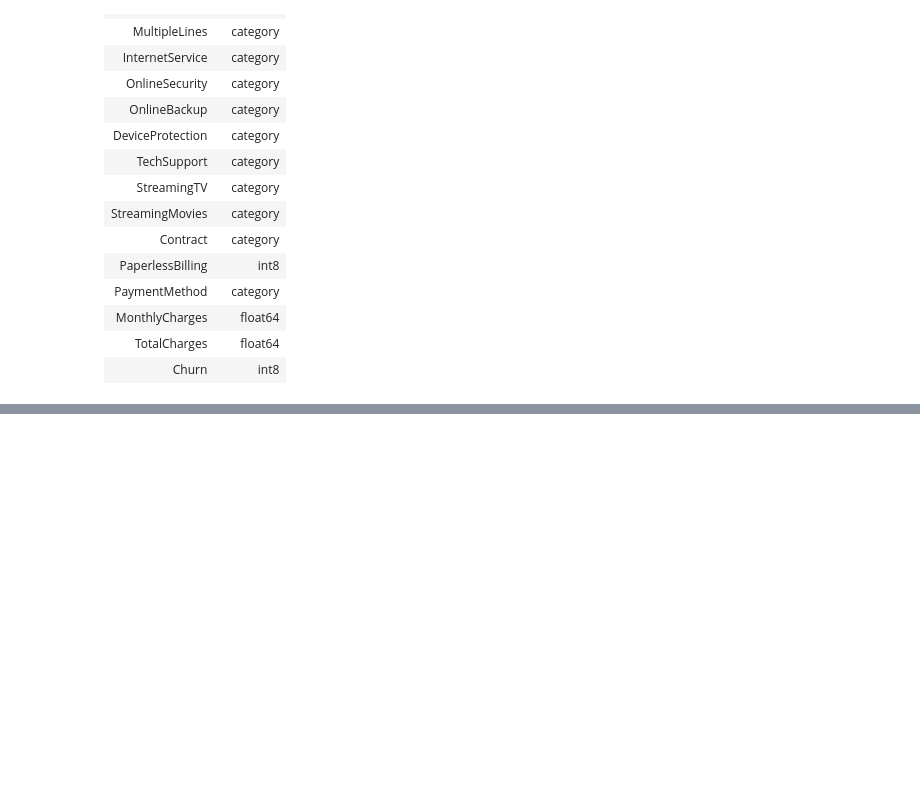
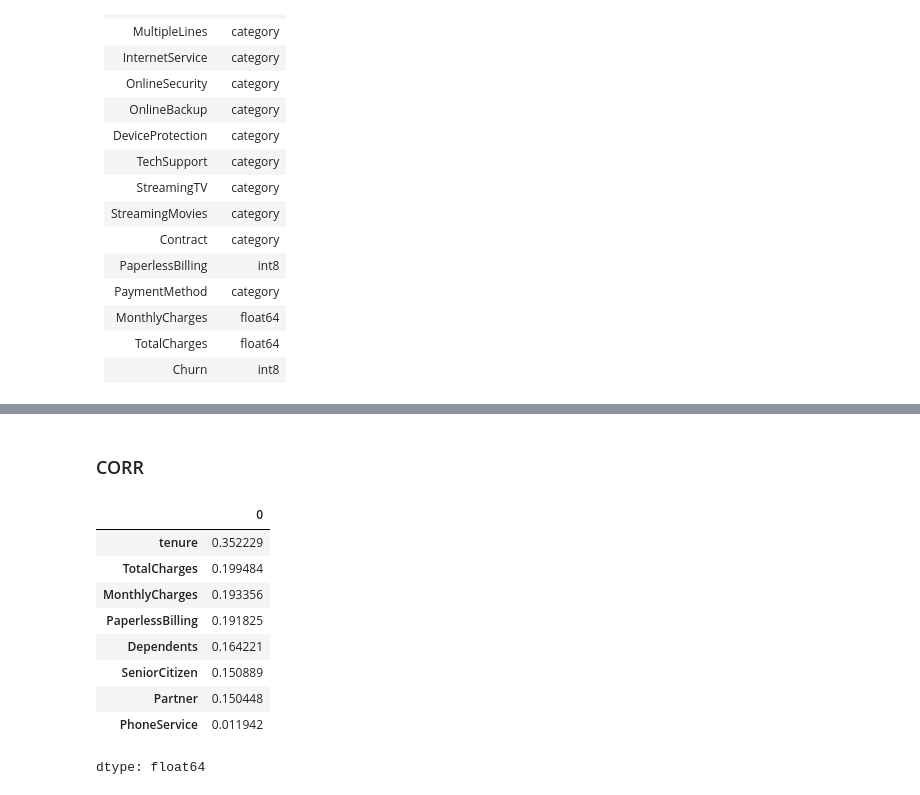
Before and after one commit to JessePMelo/Telco-Customer-Churn, a Jupyter notebook: data_science/notebooks/Telco_Customer_Churn.ipynb, the cells around one changed output, grey strips where cells are left out. Drawn from its saved outputs; the diff is of its cells as text; code cells hidden in the pictures; blank space fills up the shorter version.

Commit message:
Add CORR and VIF

```diff
--- a/data_science/notebooks/Telco_Customer_Churn.ipynb
+++ b/data_science/notebooks/Telco_Customer_Churn.ipynb
@@ -246,0 +265,34 @@ df.to_csv(
+# %% [markdown]
+### CORR
+# %%
+numeric_cols = [
+    'SeniorCitizen',
+    'Partner',
+    'Dependents',
+    'tenure',
+    'PhoneService',
+    'PaperlessBilling',
+    'MonthlyCharges',
+    'TotalCharges',
+    'Churn'
+]
+# %%
+corr = (
+    df[numeric_cols]
+    .drop(columns=['Churn'])
+    .corrwith(df['Churn'])
+    .abs()
+)
+
+corr.sort_values(ascending=False)
+# %% [output]
+|  | 0 |
+| tenure | 0.352229 |
+| TotalCharges | 0.199484 |
+| MonthlyCharges | 0.193356 |
+| PaperlessBilling | 0.191825 |
+| Dependents | 0.164221 |
+| SeniorCitizen | 0.150889 |
+| Partner | 0.150448 |
+| PhoneService | 0.011942 |
+dtype: float64
```
Also changed, not shown: parts of 10 cells of this notebook.
